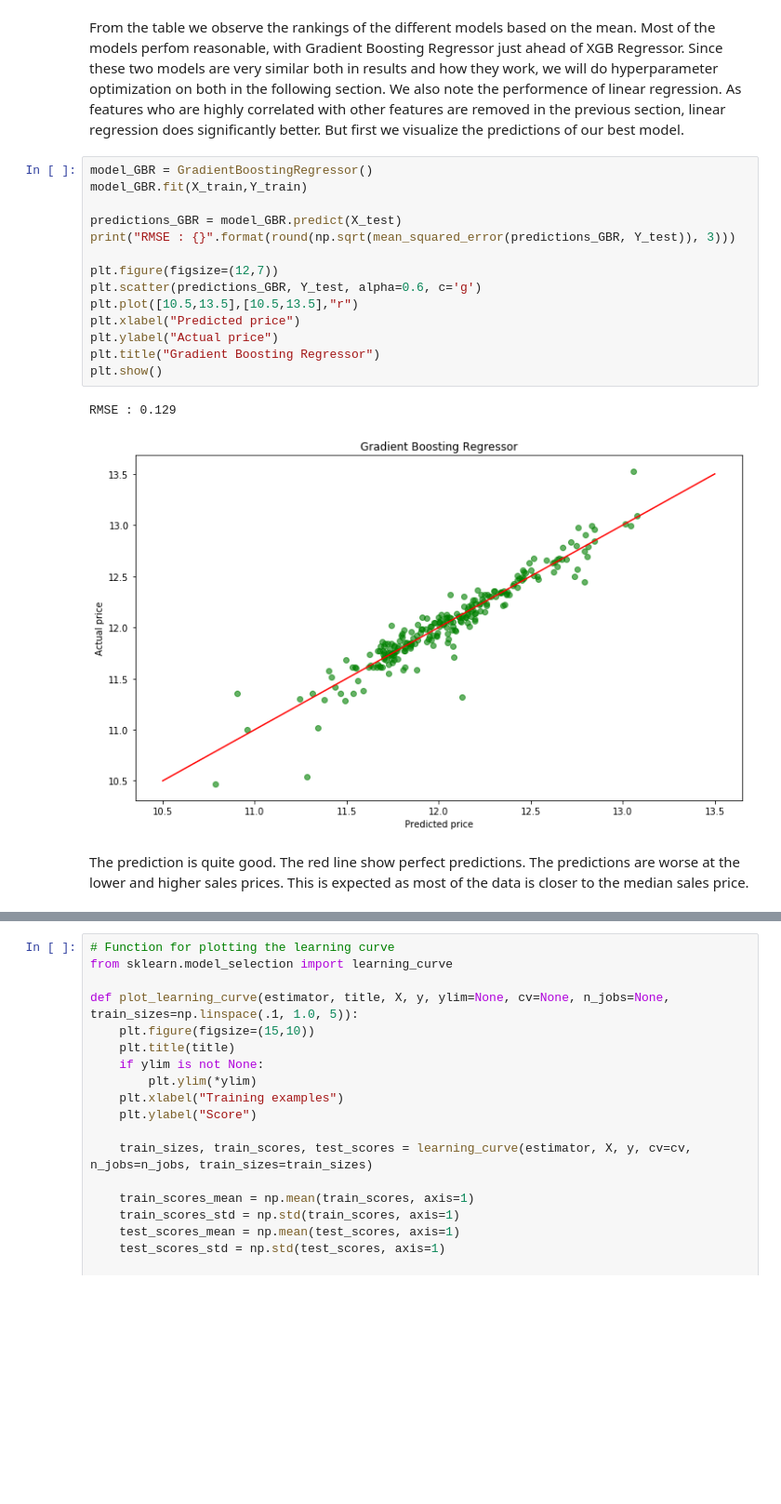
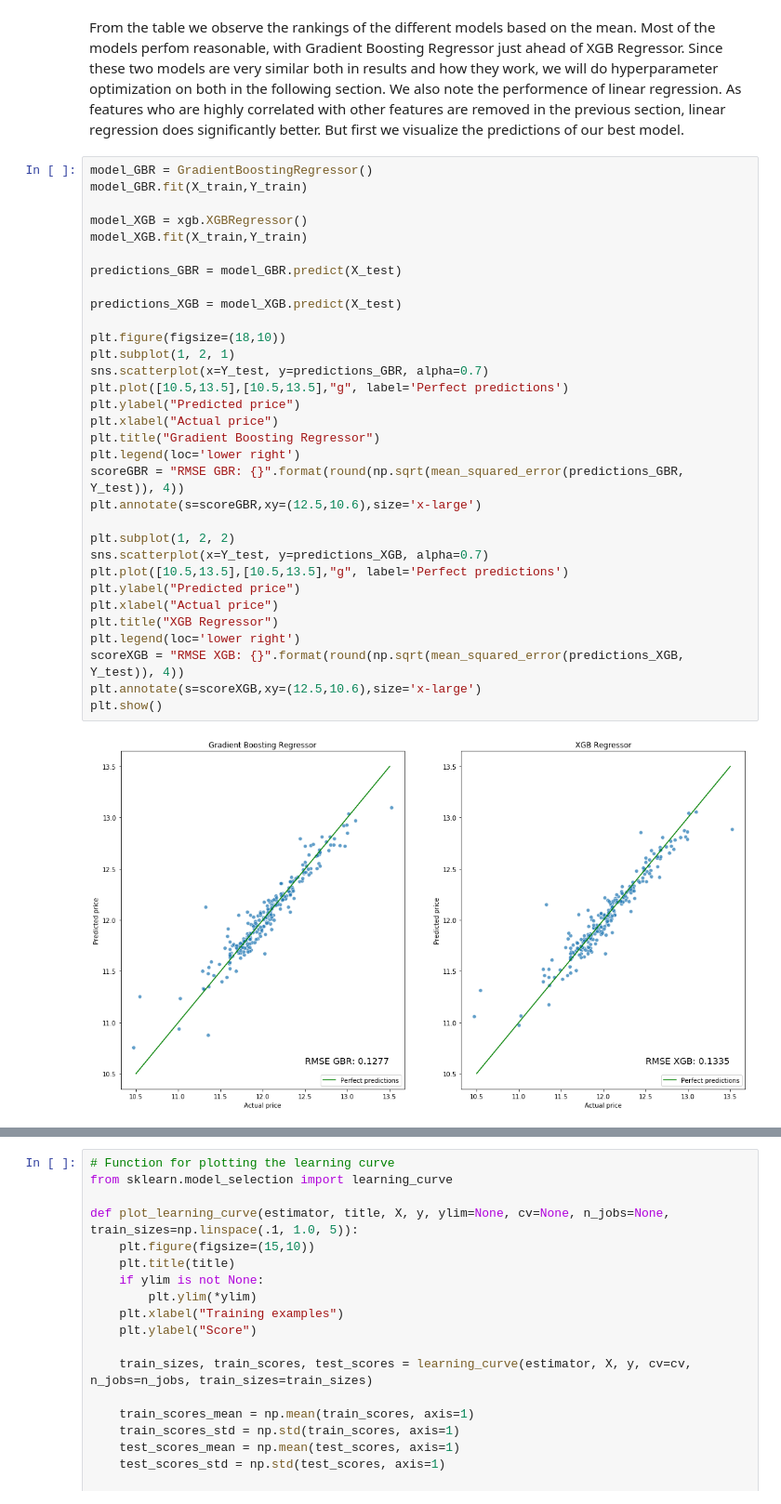
Before and after one commit to yohannjs/AML-2019, a Jupyter notebook: Challenges/House_Pricing/master_house_pricing_challenge.ipynb, the cells around one changed output, grey strips where cells are left out. Shown: that part at 93% size. Drawn from its saved outputs; the diff is of its cells as text; blank space fills up the shorter version.

```diff
--- a/Challenges/House_Pricing/master_house_pricing_challenge.ipynb
+++ b/Challenges/House_Pricing/master_house_pricing_challenge.ipynb
@@ -612,22 +608,37 @@ model_results
 | 0 | SVR | 0.399 | 0.025 |
 # %% [markdown]
 From the table we observe the rankings of the different models based on the mean. Most of the models perfom reasonable, with Gradient Boosting Regressor just ahead of XGB Regressor. Since these two models are very similar both in results and how they work, we will do hyperparameter optimization on both in the following section. We also note the performence of linear regression. As features who are highly correlated with other features are removed in the previous section, linear regression does significantly better. But first we visualize the predictions of our best model.
-# %%
-model_GBR = GradientBoostingRegressor()
-model_GBR.fit(X_train,Y_train)
-
-predictions_GBR = model_GBR.predict(X_test)
-print("RMSE : {}".format(round(np.sqrt(mean_squared_error(predictions_GBR, Y_test)), 3)))
-
-plt.figure(figsize=(12,7))
-plt.scatter(predictions_GBR, Y_test, alpha=0.6, c='g')
-plt.plot([10.5,13.5],[10.5,13.5],"r")
-plt.xlabel("Predicted price")
-plt.ylabel("Actual price")
-plt.title("Gradient Boosting Regressor")
-plt.show()
-# %% [output]
-RMSE : 0.129
-[figure, removed]
-# %% [markdown]
-The prediction is quite good. The red line show perfect predictions. The predictions are worse at the lower and higher sales prices. This is expected as most of the data is closer to the median sales price.
+# %%
+model_GBR = GradientBoostingRegressor()
+model_GBR.fit(X_train,Y_train)
+
+model_XGB = xgb.XGBRegressor()
+model_XGB.fit(X_train,Y_train)
+
+predictions_GBR = model_GBR.predict(X_test)
+
+predictions_XGB = model_XGB.predict(X_test)
+
+plt.figure(figsize=(18,10))
+plt.subplot(1, 2, 1)
+sns.scatterplot(x=Y_test, y=predictions_GBR, alpha=0.7)
+plt.plot([10.5,13.5],[10.5,13.5],"g", label='Perfect predictions')
+plt.ylabel("Predicted price")
+plt.xlabel("Actual price")
+plt.title("Gradient Boosting Regressor")
+plt.legend(loc='lower right')
+scoreGBR = "RMSE GBR: {}".format(round(np.sqrt(mean_squared_error(predictions_GBR, Y_test)), 4))
+plt.annotate(s=scoreGBR,xy=(12.5,10.6),size='x-large')
+
+plt.subplot(1, 2, 2)
+sns.scatterplot(x=Y_test, y=predictions_XGB, alpha=0.7)
+plt.plot([10.5,13.5],[10.5,13.5],"g", label='Perfect predictions')
+plt.ylabel("Predicted price")
+plt.xlabel("Actual price")
+plt.title("XGB Regressor")
+plt.legend(loc='lower right')
+scoreXGB = "RMSE XGB: {}".format(round(np.sqrt(mean_squared_error(predictions_XGB, Y_test)), 4))
+plt.annotate(s=scoreXGB,xy=(12.5,10.6),size='x-large')
+plt.show()
+# %% [output]
+[figure, added]
```
Also changed, not shown: parts of 12 cells of this notebook.
